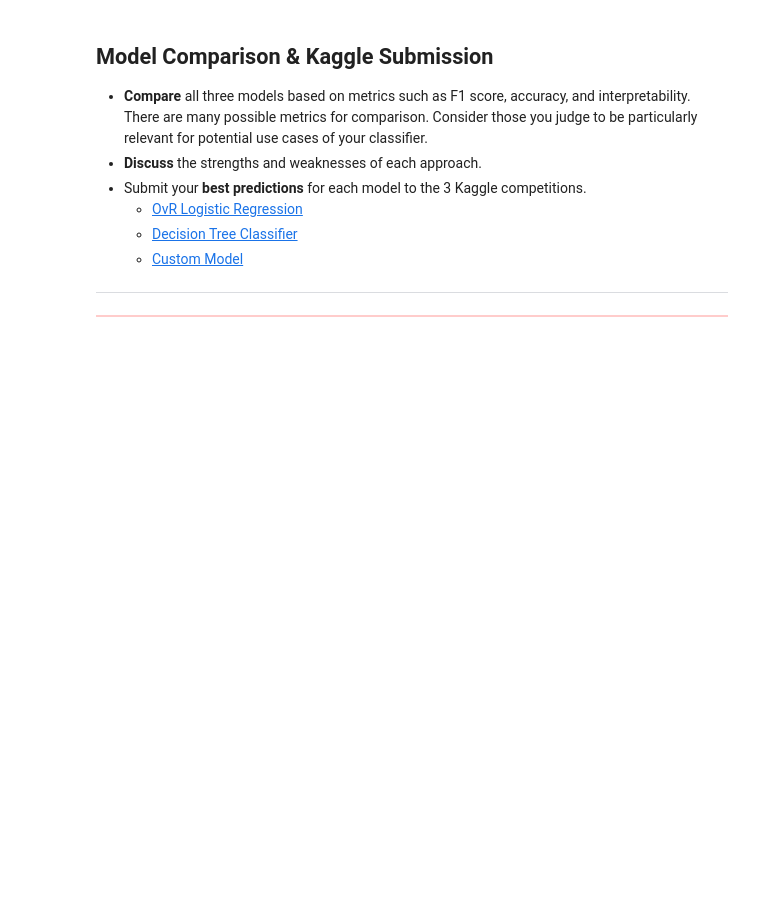
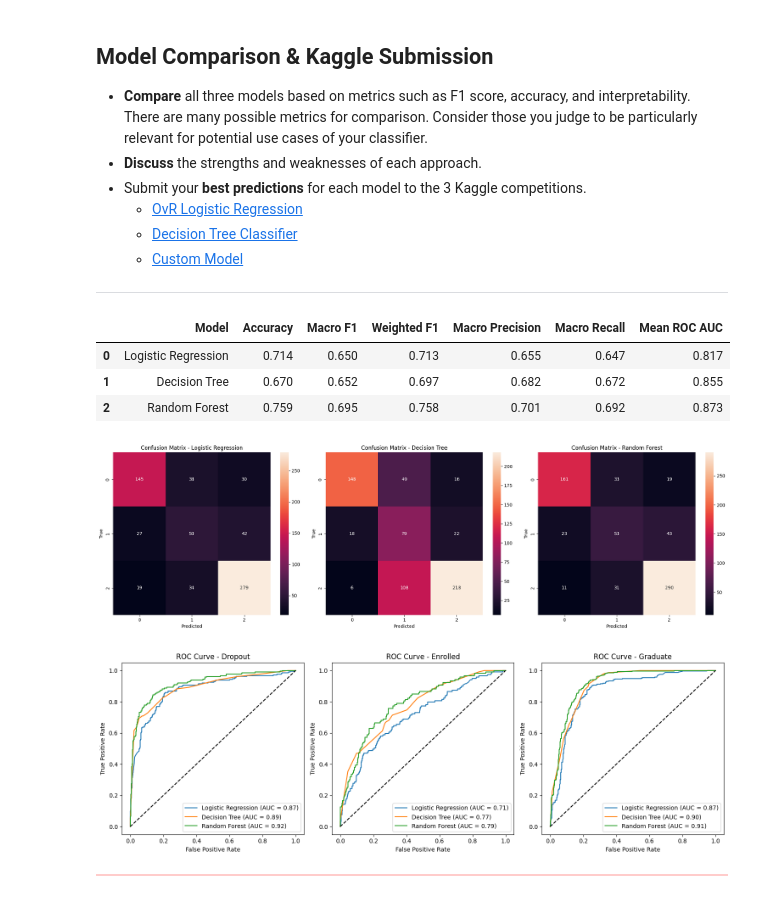
Before and after one commit to mdkrasnow/harvard, a Jupyter notebook: CS 109/cs1090a_hw5/cs1090a_hw5.ipynb, the cells around one changed output. Saved outputs shown, nothing was run; the diff lists cells and outputs as text; code cells hidden in the pictures; blank space fills up the shorter version.

```diff
--- a/CS 109/cs1090a_hw5/cs1090a_hw5.ipynb
+++ b/CS 109/cs1090a_hw5/cs1090a_hw5.ipynb
@@ -291,3 +1063,40 @@ grader.check("custom")
+# %%
+# actual eval
+
+results_dict = {
+    'Logistic Regression': evaluate_model(best_model, X_val, y_val, 'Logistic Regression'),
+    'Decision Tree': evaluate_model(best_dt_model, X_val_split, y_val_split, 'Decision Tree'),
+    'Random Forest': evaluate_model(best_rf_model, X_val_split, y_val_split, 'Random Forest')
+}
+
+
+summary_data = []
+for model_name, results in results_dict.items():
+    summary_data.append({
+        'Model': model_name,
+        'Accuracy': results['accuracy'],
+        'Macro F1': results['f1_macro'],
+        'Weighted F1': results['f1_weighted'],
+        'Macro Precision': results['precision_macro'],
+        'Macro Recall': results['recall_macro'],
+        'Mean ROC AUC': np.mean(results['roc_auc_scores'])
+    })
+
+summary_df = pd.DataFrame(summary_data)
+display(summary_df.round(3))
+
+
+plot_confusion_matrices(results_dict, y_val_split)
+
+
+plot_roc_curves(results_dict, y_val_split, best_model.classes_)
+# %% [output]
+|  | Model | Accuracy | Macro F1 | Weighted F1 | Macro Precision | Macro Recall | Mean ROC AUC |
+| 0 | Logistic Regression | 0.714 | 0.650 | 0.713 | 0.655 | 0.647 | 0.817 |
+| 1 | Decision Tree | 0.670 | 0.652 | 0.697 | 0.682 | 0.672 | 0.855 |
+| 2 | Random Forest | 0.759 | 0.695 | 0.758 | 0.701 | 0.692 | 0.873 |
+[figure, added]
+[figure, added]
 # %% [markdown]
 <div class="highlight-box" style="border: 1px solid #ffcccb; background-color: #ffcccb; height: 5px;"></div>
 # %% [markdown]
```
Also changed, not shown: parts of 30 cells of this notebook, 10 other files.
